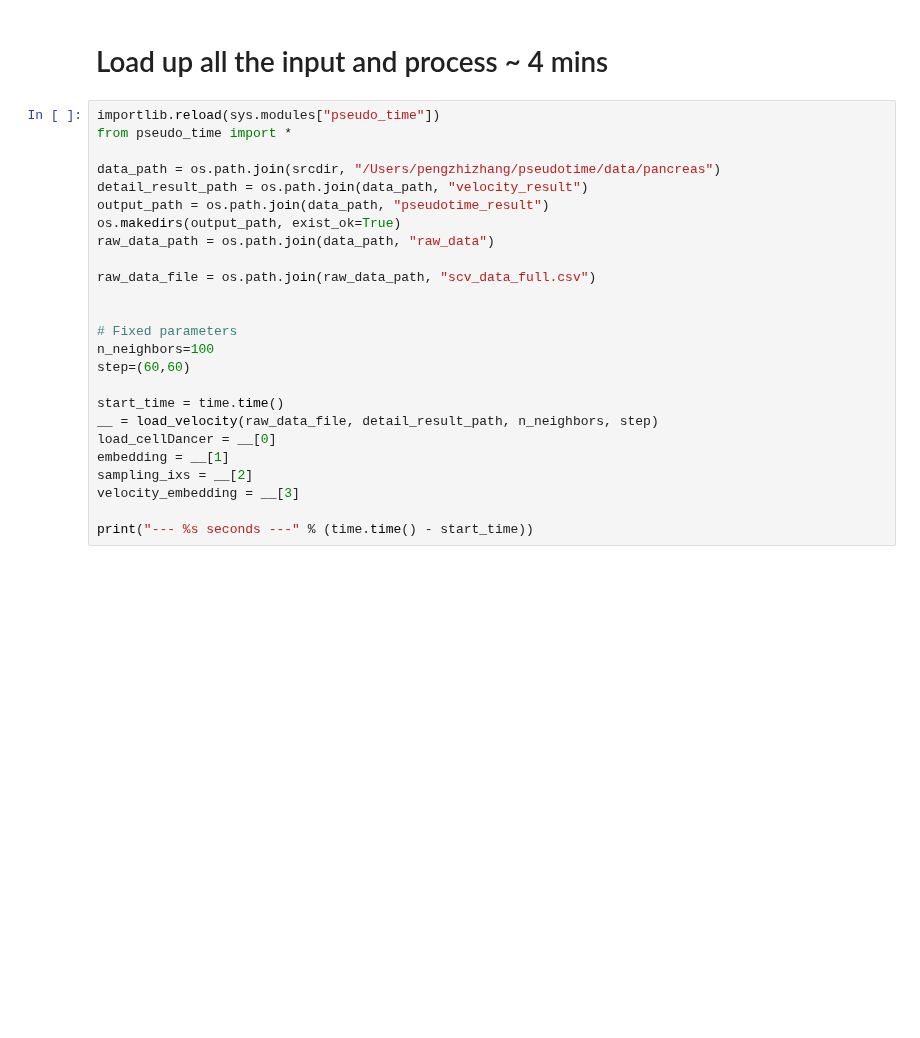
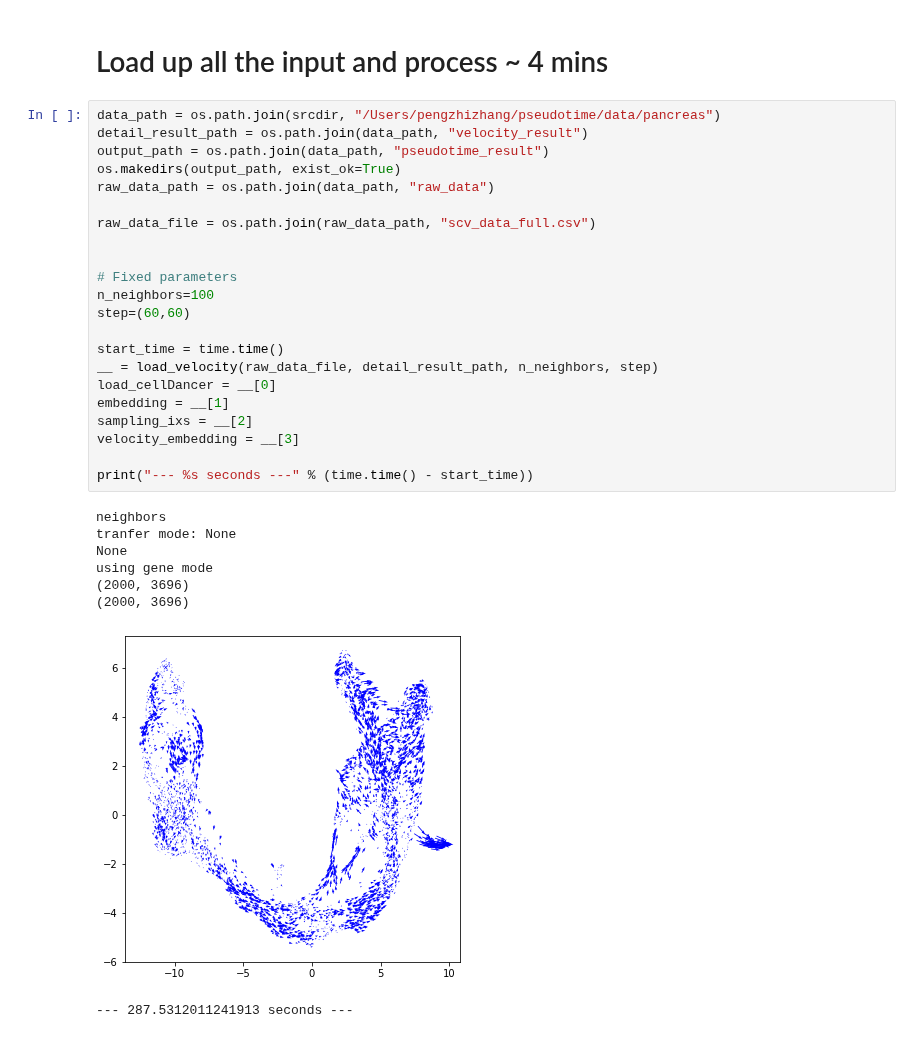
Before and after one commit to GuangyuWangLab2021/cellDancer, a Jupyter notebook: analysis/diffusion_time_pancreas.ipynb, the cells around one changed output. Drawn from its saved outputs; the diff is of its cells as text; blank space fills up the shorter version.

```diff
--- a/analysis/diffusion_time_pancreas.ipynb
+++ b/analysis/diffusion_time_pancreas.ipynb
@@ -18,30 +18,36 @@ from pseudo_time import *
 # %% [markdown]
 # Load up all the input and process ~ 4 mins
 # %%
-importlib.reload(sys.modules["pseudo_time"])
-from pseudo_time import *
-
 data_path = os.path.join(srcdir, "/Users/pengzhizhang/pseudotime/data/pancreas")
 detail_result_path = os.path.join(data_path, "velocity_result")
 output_path = os.path.join(data_path, "pseudotime_result")
 os.makedirs(output_path, exist_ok=True)
 raw_data_path = os.path.join(data_path, "raw_data")
 
 raw_data_file = os.path.join(raw_data_path, "scv_data_full.csv")
 
 
 # Fixed parameters
 n_neighbors=100
 step=(60,60)
 
 start_time = time.time()
 __ = load_velocity(raw_data_file, detail_result_path, n_neighbors, step)
 load_cellDancer = __[0]
 embedding = __[1]
 sampling_ixs = __[2]
 velocity_embedding = __[3]
 
 print("--- %s seconds ---" % (time.time() - start_time))
+# %% [output]
+neighbors
+tranfer mode: None
+None
+using gene mode
+(2000, 3696)
+(2000, 3696)
+[figure, added]
+--- 287.5312011241913 seconds ---
 # %%
 importlib.reload(sys.modules["pseudo_time"])
 from pseudo_time import *
```
Also changed, not shown: parts of 2 cells of this notebook, 4 other files.
